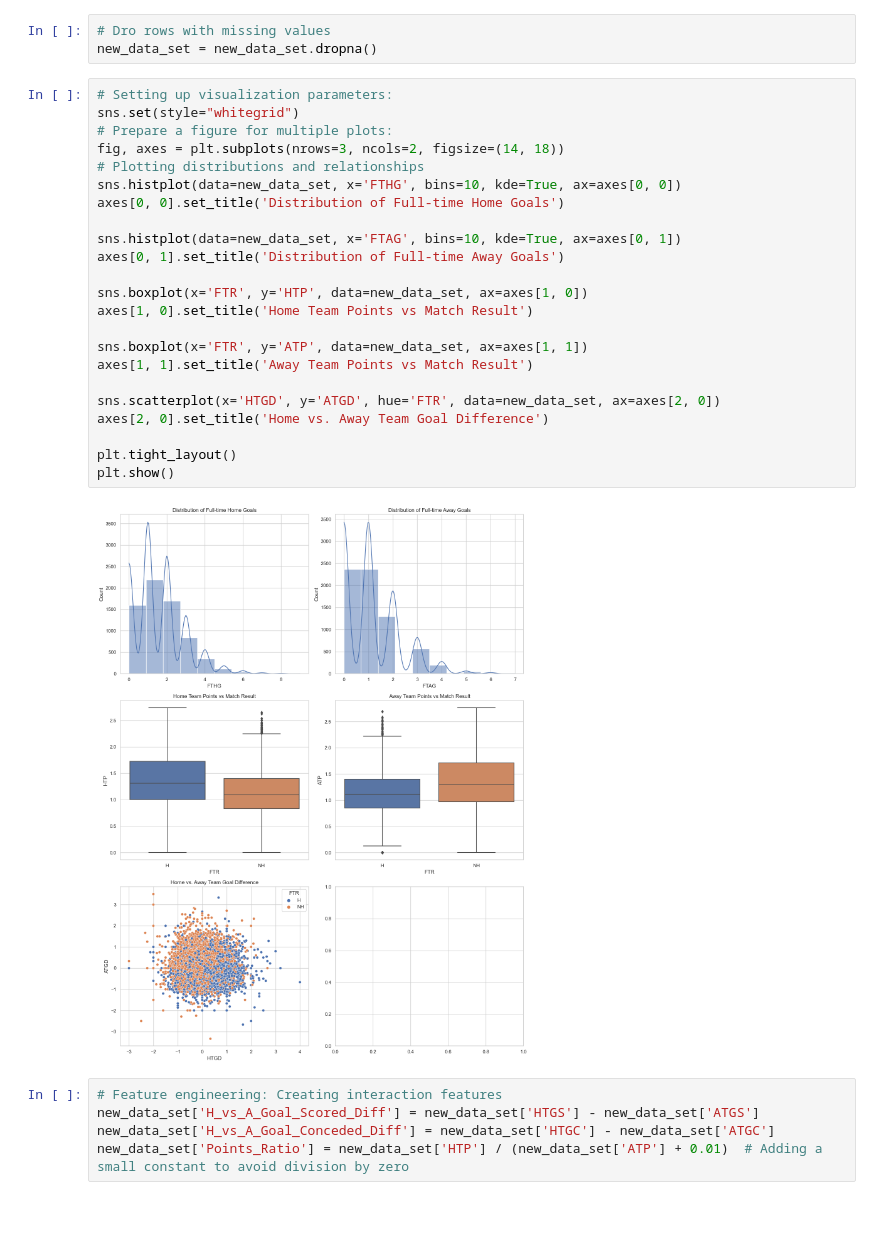
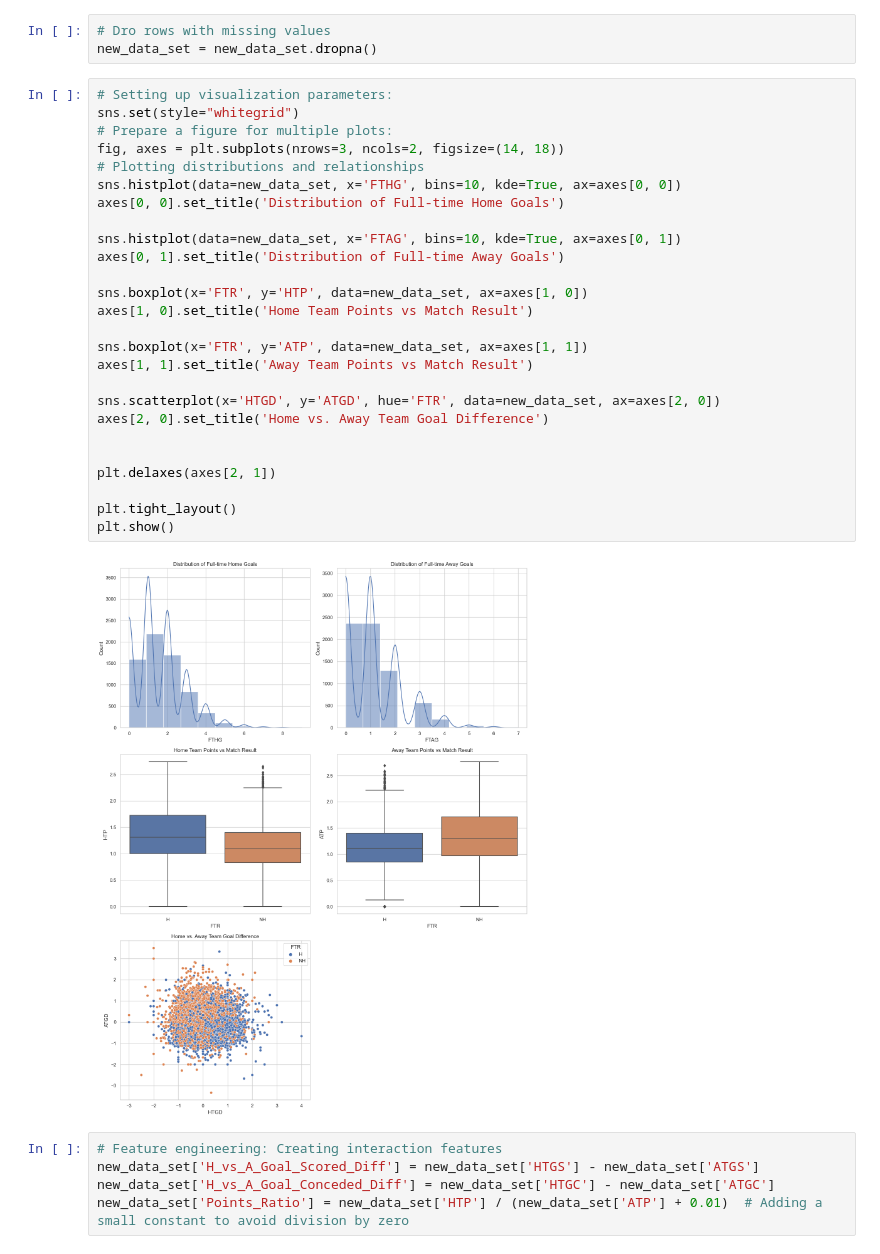
Before and after one commit to robbiedibari/CAP4610Final, a Jupyter notebook: prediction.ipynb, the cells around one changed output. Saved outputs shown, nothing was run; the diff lists cells and outputs as text; blank space fills up the shorter version.

```diff
--- a/prediction.ipynb
+++ b/prediction.ipynb
@@ -459,28 +459,31 @@ new_data_set = new_data_set.dropna()
 # %%
 # Setting up visualization parameters:
 sns.set(style="whitegrid")
 # Prepare a figure for multiple plots:
 fig, axes = plt.subplots(nrows=3, ncols=2, figsize=(14, 18))
 # Plotting distributions and relationships
 sns.histplot(data=new_data_set, x='FTHG', bins=10, kde=True, ax=axes[0, 0])
 axes[0, 0].set_title('Distribution of Full-time Home Goals')
 
 sns.histplot(data=new_data_set, x='FTAG', bins=10, kde=True, ax=axes[0, 1])
 axes[0, 1].set_title('Distribution of Full-time Away Goals')
 
 sns.boxplot(x='FTR', y='HTP', data=new_data_set, ax=axes[1, 0])
 axes[1, 0].set_title('Home Team Points vs Match Result')
 
 sns.boxplot(x='FTR', y='ATP', data=new_data_set, ax=axes[1, 1])
 axes[1, 1].set_title('Away Team Points vs Match Result')
 
 sns.scatterplot(x='HTGD', y='ATGD', hue='FTR', data=new_data_set, ax=axes[2, 0])
 axes[2, 0].set_title('Home vs. Away Team Goal Difference')
 
+
+plt.delaxes(axes[2, 1])
+
 plt.tight_layout()
 plt.show()
 # %% [output]
-[figure, old version]
+[figure, new version]
 # %%
 # Feature engineering: Creating interaction features
 new_data_set['H_vs_A_Goal_Scored_Diff'] = new_data_set['HTGS'] - new_data_set['ATGS']
```
Also changed, not shown: parts of 3 cells of this notebook.
